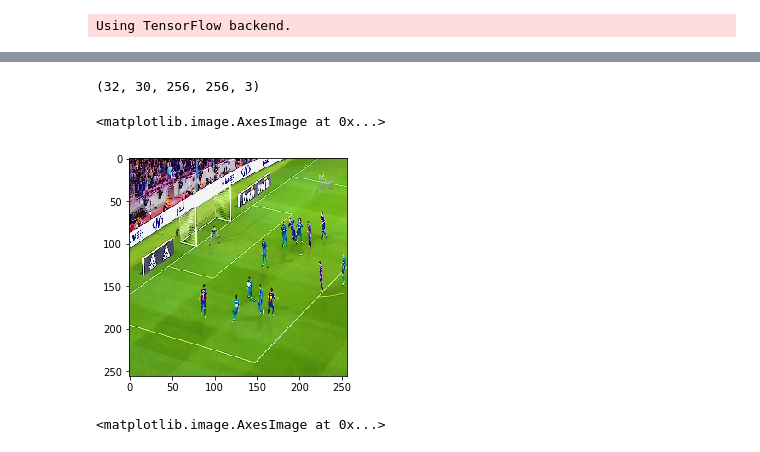
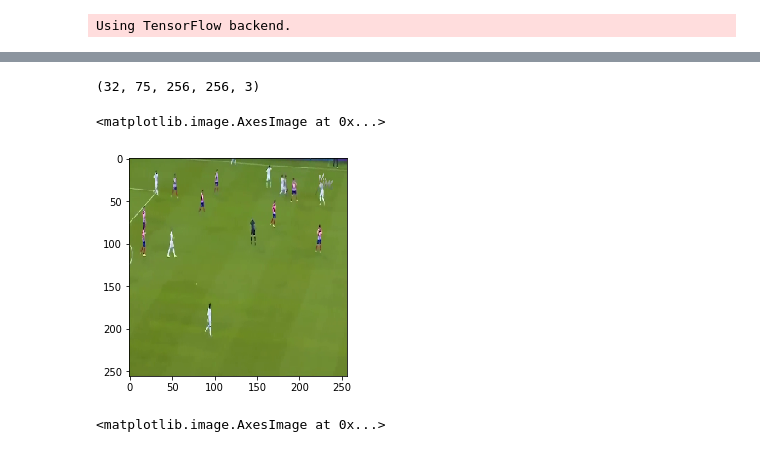
Before and after one commit to AndreyKoceruba/football_violations_detection, a Jupyter notebook: DenseNet121_Conv2D_GRU/violation_detection_conv2d_gru.ipynb, the cells around one changed output, grey strips where cells are left out. Drawn from its saved outputs; the diff is of its cells as text; code cells hidden in the pictures.

```diff
--- a/DenseNet121_Conv2D_GRU/violation_detection_conv2d_gru.ipynb
+++ b/DenseNet121_Conv2D_GRU/violation_detection_conv2d_gru.ipynb
@@ -54,14 +54,14 @@ class ImageSequenceGenerator():
     def __init__(
         self,
         directory,
+#         class_mode='categorical',
         target_size=(256, 256),
-#         class_mode='categorical',
+        timesteps_cnt=75,
         batch_size=32,
-        timesteps_cnt=15,
+        fps=5,
         step=10,
-        fps=None,
-        seed=None,
-        shuffle=True
+        shuffle=True,
+        seed=None
     ):
         self.directory = directory
         self.target_size = target_size
@@ -101,9 +101,9 @@ class ImageSequenceGenerator():
                 else:
                     step_size = int(np.ceil(fps / self.fps))
             if frames_cnt < self.timesteps_cnt * step_size:
-                short_video_stats.append((video, class_, frames_cnt))
+                short_video_stats.append((video, class_, frames_cnt, fps))
             else:
-                self.video_stats.append((video, class_, frames_cnt))
+                self.video_stats.append((video, class_, frames_cnt, fps))
         if len(short_video_stats) != 0:
             warn_message  = '\nSome videos have skipped because of too short for choosen timesteps.\n'
             warn_message += 'Timesteps: {}\n'.format(self.timesteps_cnt)
@@ -112,8 +112,12 @@ class ImageSequenceGenerator():
             warnings.warn(ShortVideoWarning(warn_message))
         print('Found {} videos belonging to {} classes'.format(len(self.video_stats), len(self.classes)))
         self.start_positions = []
-        for video, class_, frames_cnt in self.video_stats:
-            for start_position in range(0, frames_cnt - self.timesteps_cnt * step_size, self.step):
+        for video, class_, frames_cnt, fps in self.video_stats:
+            if self.fps is None:
+                step_size = 1
+            else:
+                step_size = int(np.ceil(fps / self.fps))
+            for start_position in range(0, frames_cnt - self.timesteps_cnt * step_size, self.step * step_size):
                 self.start_positions.append((video, class_, start_position))
         if self.shuffle:
             if self.seed is not None:
@@ -126,7 +130,7 @@ class ImageSequenceGenerator():
         while True:
             batch_start_positions = self.start_positions[item:item + self.batch_size]
             batch = []
-            for video, class_, start_position in batch_start_positions:
+            for video, class_, start_position in tqdm_notebook(batch_start_positions):
                 with VideoStream(video) as cap:
                     fps = cap.get(cv2.CAP_PROP_FPS)
                     if self.fps is None:
@@ -150,7 +154,7 @@ class ImageSequenceGenerator():
             if item == len(self.start_positions):
                 item = 0
 # %%
-tmp = ImageSequenceGenerator('../videos/cut/train/', fps=5, timesteps_cnt=3000, seed=188)
+tmp = ImageSequenceGenerator('../videos/cut/train/', fps=5, timesteps_cnt=75, seed=188, shuffle=False)
 tmp.collect_video_stats()
 tmp_gen = tmp.get_batch_generator()
 # %% [output]
@@ -166,12 +186,12 @@ x = next(tmp_gen)
 # %%
 x.shape
 # %% [output]
-(32, 30, 256, 256, 3)
+(32, 75, 256, 256, 3)
 # %%
-plt.imshow(x[1][29])
+plt.imshow(x[0][17])
 # %% [output]
 <matplotlib.image.AxesImage at 0x...>
-[figure, old version]
+[figure, new version]
 # %%
 plt.imshow(seq[2])
 # %% [output]
```
Also changed, not shown: parts of 3 cells of this notebook.
